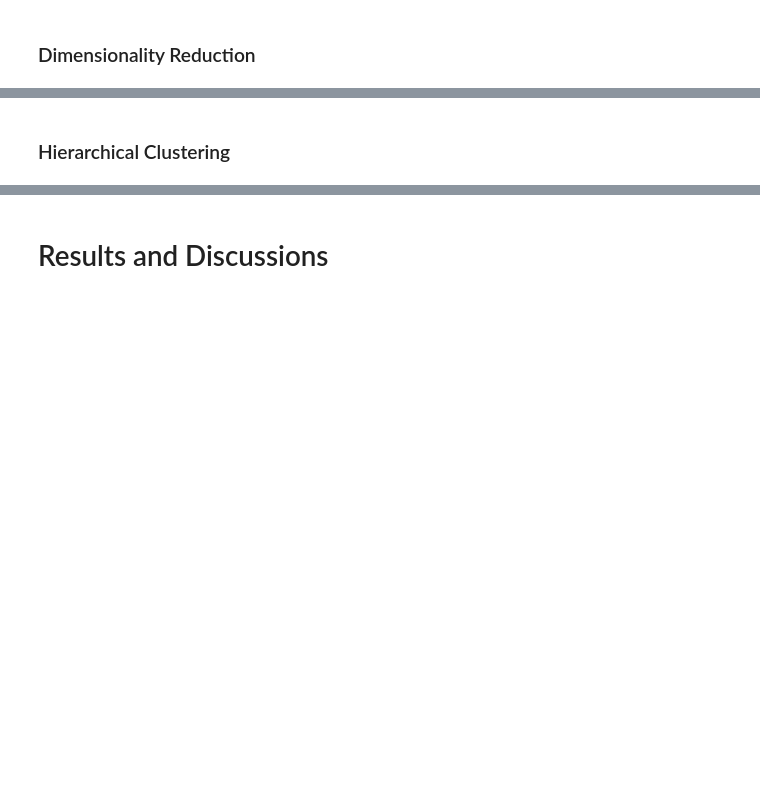
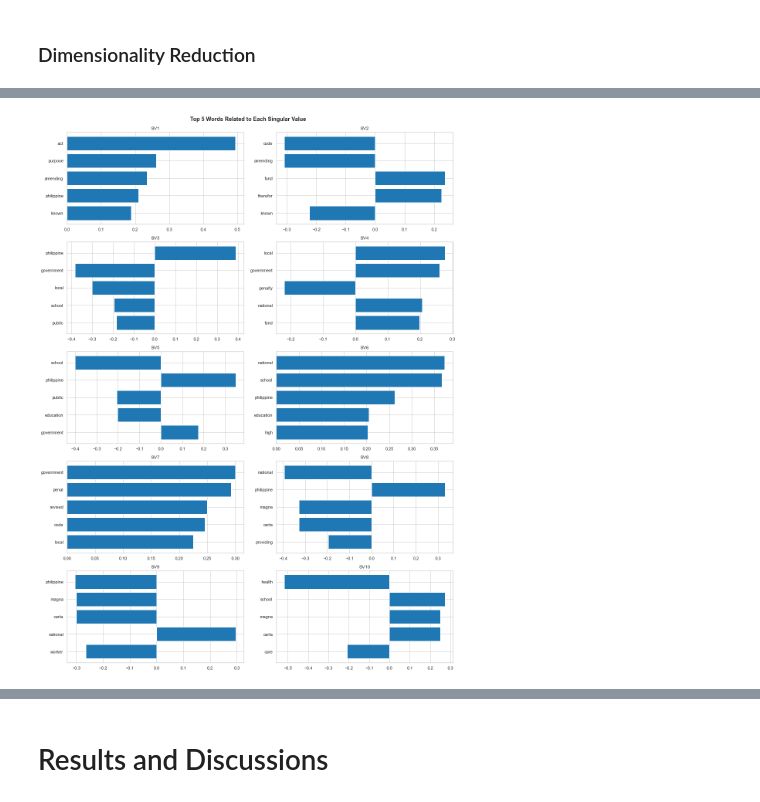
Before and after one commit to May-nerd/dmw-ml-final-project, a Jupyter notebook: final_paper/paper.ipynb, the cells around one changed output, grey strips where cells are left out. Cells and saved outputs as stored; diff of their text form; code cells hidden in the pictures; blank space fills up the shorter version.

```diff
--- a/final_paper/paper.ipynb
+++ b/final_paper/paper.ipynb
@@ -211,7 +211,7 @@ Name: primary_committee, dtype: int64
 #### Combine title and long title
 # %%
 combined = []
-for short, long in tqdm(list(zip(df_clean["title"], df_clean['long_title']))):
+for short, long in (list(zip(df_clean["title"], df_clean['long_title']))):
     if short in long:
         combined += [long.lower()]
     else:
@@ -419,17 +490,17 @@ X_svd.shape
 # %%
-num_sv = 20
+num_sv = 10
 cols = 2
-fig, axes = plt.subplots(int(num_sv/cols), cols, figsize=(15, 40),
+fig, axes = plt.subplots(int(num_sv/cols), cols, figsize=(15, 20),
                         constrained_layout=True)
 axes = axes.ravel()
 
 for i, ax in zip(range(0, num_sv), axes):
     sv_num = i+1
     order = np.argsort(np.abs(p[:, i]))[-5:]
     ax.barh([features[o] for o in order], p[order, i])
     ax.set_title(f'SV{sv_num}')
 
 fig.suptitle("Top 5 Words Related to Each Singular Value",
              fontweight="bold");
+# %% [output]
+[figure, added]
-# %% [markdown]
-### Hierarchical Clustering
```
Also changed, not shown: parts of 37 cells of this notebook, 3 other files.
